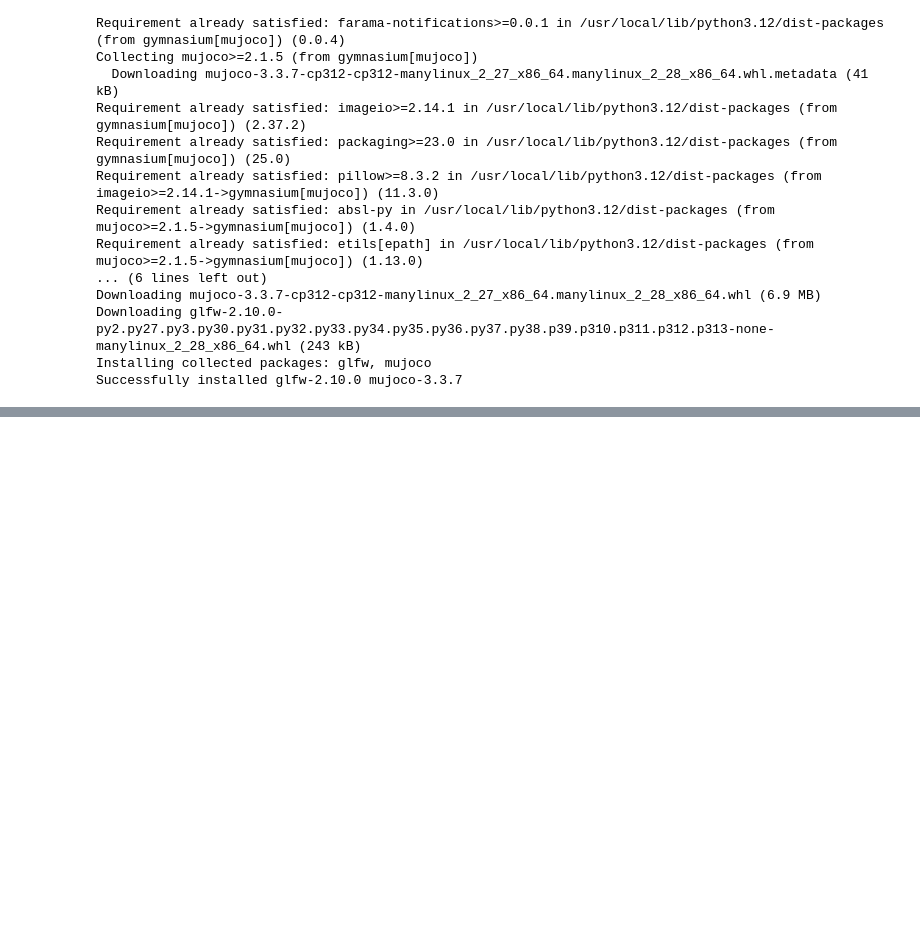
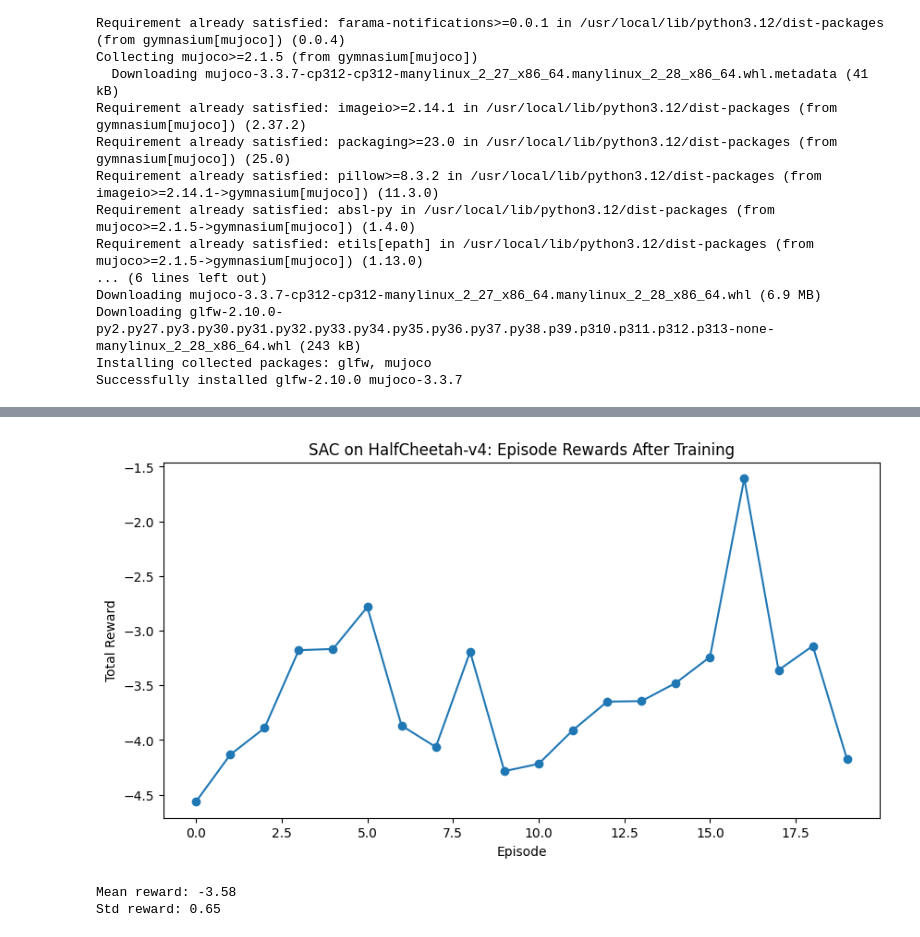
Before and after one commit to Cristian-Cortez/CSE337-labs, a Jupyter notebook: lab12_SAC.ipynb, the cells around one changed output, grey strips where cells are left out. Drawn from its saved outputs; the diff is of its cells as text; code cells hidden in the pictures; blank space fills up the shorter version.

```diff
--- a/lab12_SAC.ipynb
+++ b/lab12_SAC.ipynb
@@ -205,0 +229,44 @@ KeyboardInterrupt:
+# %%
+import gymnasium as gym
+from stable_baselines3 import SAC
+from stable_baselines3.common.monitor import Monitor
+import matplotlib.pyplot as plt
+import numpy as np
+
+# Wrap environment with Monitor to record rewards
+env = gym.make("HalfCheetah-v4")
+env = Monitor(env)  # records episode info like rewards and lengths
+
+# Assume your SAC model is already trained
+# model = SAC.load("sac_halfcheetah")  # if you saved it, optional
+
+# Run the trained model for evaluation to collect episode rewards
+episode_rewards = []
+num_episodes = 20  # number of episodes to visualize
+
+for ep in range(num_episodes):
+    obs, _ = env.reset()
+    done = False
+    total_reward = 0.0
+    while not done:
+        action, _ = model.predict(obs, deterministic=True)
+        obs, reward, terminated, truncated, info = env.step(action)
+        done = terminated or truncated
+        total_reward += reward
+    episode_rewards.append(total_reward)
+
+# Plot learning curve
+plt.figure(figsize=(10,5))
+plt.plot(episode_rewards, marker='o')
+plt.xlabel("Episode")
+plt.ylabel("Total Reward")
+plt.title("SAC on HalfCheetah-v4: Episode Rewards After Training")
+plt.show()
+
+# Optional: print statistics
+print(f"Mean reward: {np.mean(episode_rewards):.2f}")
+print(f"Std reward: {np.std(episode_rewards):.2f}")
+# %% [output]
+[figure, added]
+Mean reward: -3.58
+Std reward: 0.65
```
Also changed, not shown: parts of 3 cells of this notebook.
